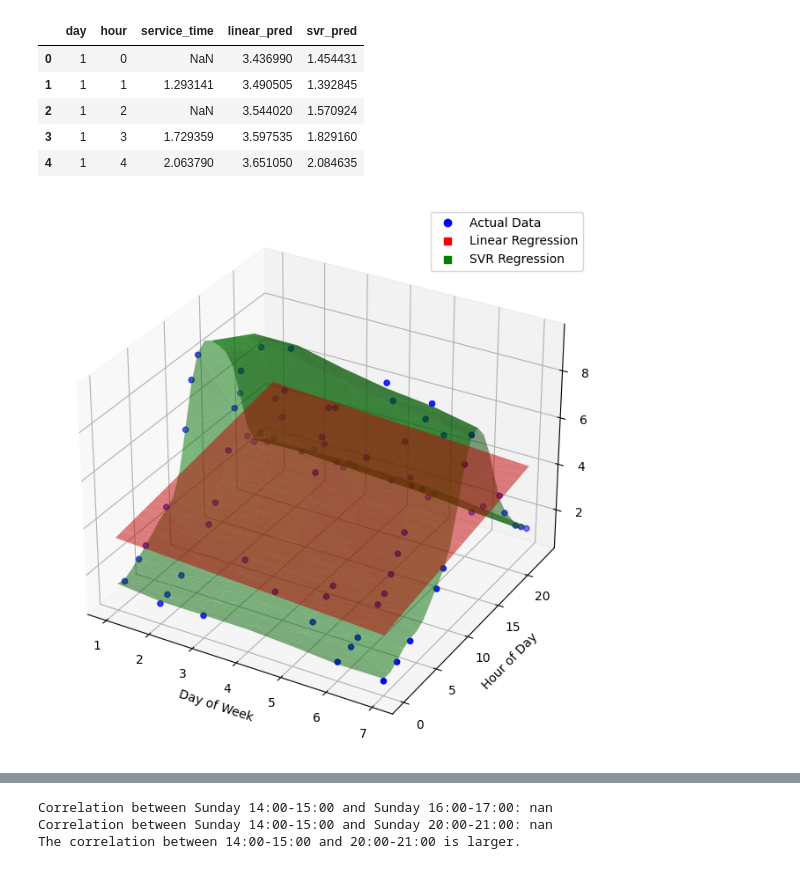
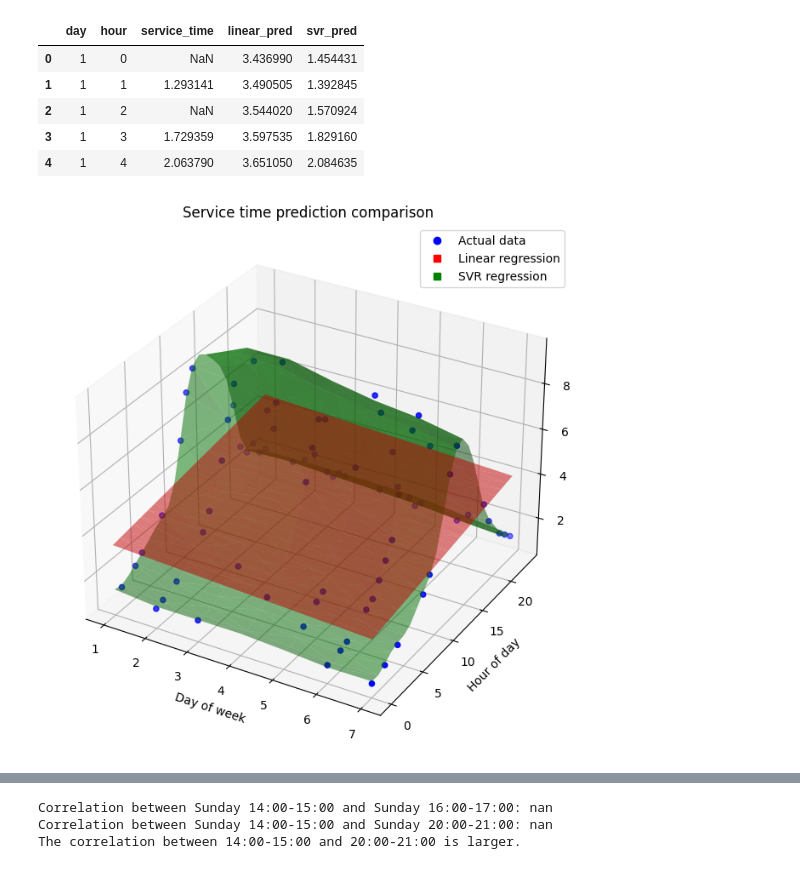
Before and after one commit to estivengrx/Freelancer-2, a Jupyter notebook: bayer_analysis_2/project_semester_B/Notebooks/queueing_quiz.ipynb, the cells around one changed output, grey strips where cells are left out. Saved outputs shown, nothing was run; the diff lists cells and outputs as text; code cells hidden in the pictures.

```diff
--- a/bayer_analysis_2/project_semester_B/Notebooks/queueing_quiz.ipynb
+++ b/bayer_analysis_2/project_semester_B/Notebooks/queueing_quiz.ipynb
@@ -233,34 +207,28 @@ complete_data.head()
 | 3 | 1 | 3 | 1.729359 | 3.597535 | 1.829160 |
 | 4 | 1 | 4 | 2.063790 | 3.651050 | 2.084635 |
 # %%
+# Task 3
+
 from mpl_toolkits.mplot3d import Axes3D
-import matplotlib.pyplot as plt
 import matplotlib.lines as mlines
 
 # 3D Plot
 fig = plt.figure(figsize=(14, 8))
 ax = fig.add_subplot(111, projection='3d')
-
-# Actual data points
-ax.scatter(complete_data['day'], complete_data['hour'], complete_data['service_time'], color='blue')
-
-# Linear regression surface
-ax.plot_trisurf(complete_data['day'], complete_data['hour'], complete_data['linear_pred'], color='red', alpha=0.5)
-
-# SVR regression surface
-ax.plot_trisurf(complete_data['day'], complete_data['hour'], complete_data['svr_pred'], color='green', alpha=0.5)
+ax.scatter(complete_data['day'], complete_data['hour'], complete_data['service_time'], color='blue') # Actual data points
+ax.plot_trisurf(complete_data['day'], complete_data['hour'], complete_data['linear_pred'], color='red', alpha=0.5) # Linear regression surface
+ax.plot_trisurf(complete_data['day'], complete_data['hour'], complete_data['svr_pred'], color='green', alpha=0.5) # SVR regression surface
 
 # Creating proxy artists for the legend
-scatter_proxy = mlines.Line2D([], [], linestyle="none", color='blue', marker='o', label='Actual Data')
-linear_proxy = mlines.Line2D([], [], linestyle="none", color='red', marker='s', label='Linear Regression')
-svr_proxy = mlines.Line2D([], [], linestyle="none", color='green', marker='s', label='SVR Regression')
+scatter_proxy = mlines.Line2D([], [], linestyle="none", color='blue', marker='o', label='Actual data')
+linear_proxy = mlines.Line2D([], [], linestyle="none", color='red', marker='s', label='Linear regression')
+svr_proxy = mlines.Line2D([], [], linestyle="none", color='green', marker='s', label='SVR regression')
+ax.legend(handles=[scatter_proxy, linear_proxy, svr_proxy]) # Adding legend with proxy artists
 
-# Adding legend with proxy artists
-ax.legend(handles=[scatter_proxy, linear_proxy, svr_proxy])
-
-ax.set_xlabel('Day of Week')
-ax.set_ylabel('Hour of Day')
-ax.set_zlabel('Service Time')
+ax.set_xlabel('Day of week')
+ax.set_ylabel('Hour of day')
+ax.set_zlabel('Service time')
+ax.set_title('Service time prediction comparison')
 plt.show()
 # %% [output]
-[figure, old version]
+[figure, new version]
```
Also changed, not shown: parts of 17 cells of this notebook, 3 other files.
